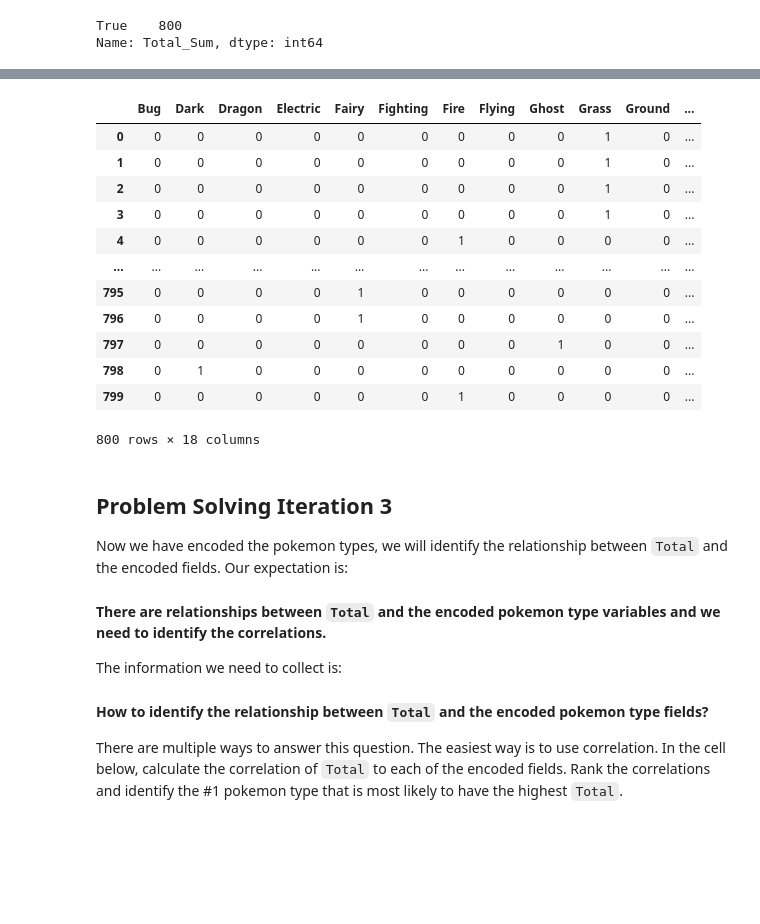
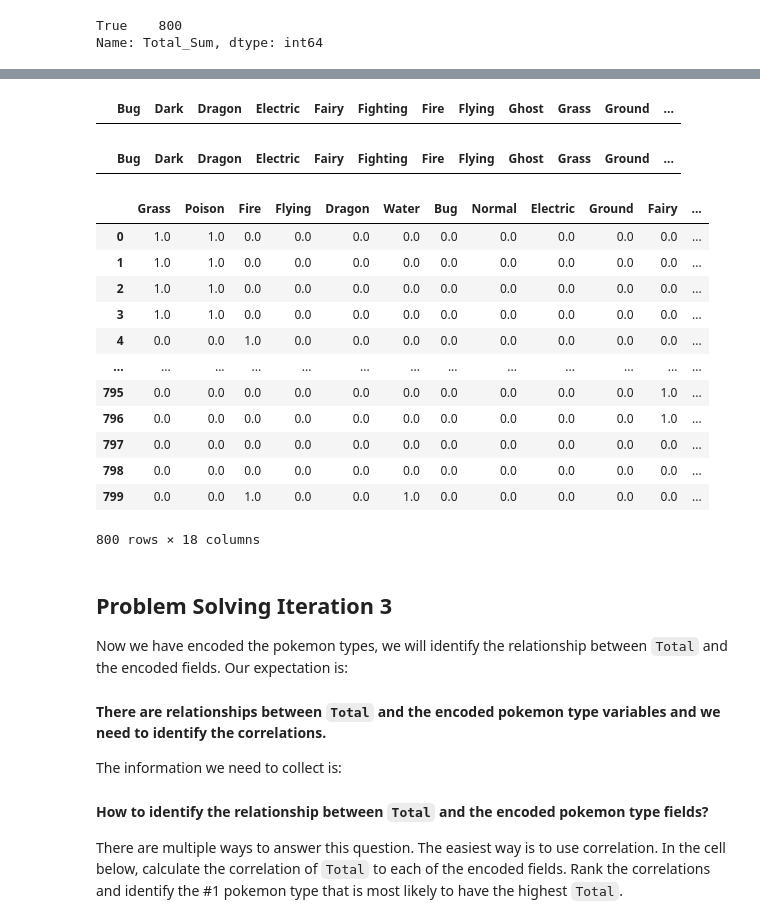
Before and after one commit to mdimasaac/lab-dataframe-calculations, a Jupyter notebook: your-code/challenge-2.ipynb, the cells around one changed output, grey strips where cells are left out. Drawn from its saved outputs; the diff is of its cells as text; code cells hidden in the pictures; blank space fills up the shorter version.

```diff
--- a/your-code/challenge-2.ipynb
+++ b/your-code/challenge-2.ipynb
@@ -175,17 +134,18 @@ onehot_encoded1
-# %%
-bestpokemon = pd.get_dummies(po["Type 1"]) + pd.get_dummies(po["Type 2"])
-bestpokemon
-# %% [output]
-|  | Bug | Dark | Dragon | Electric | Fairy | Fighting | Fire | Flying | Ghost | Grass | Ground | ... |
-| 0 | 0 | 0 | 0 | 0 | 0 | 0 | 0 | 0 | 0 | 1 | 0 | ... |
-| 1 | 0 | 0 | 0 | 0 | 0 | 0 | 0 | 0 | 0 | 1 | 0 | ... |
-| 2 | 0 | 0 | 0 | 0 | 0 | 0 | 0 | 0 | 0 | 1 | 0 | ... |
-| 3 | 0 | 0 | 0 | 0 | 0 | 0 | 0 | 0 | 0 | 1 | 0 | ... |
-| 4 | 0 | 0 | 0 | 0 | 0 | 0 | 1 | 0 | 0 | 0 | 0 | ... |
-| ... | ... | ... | ... | ... | ... | ... | ... | ... | ... | ... | ... | ... |
-| 795 | 0 | 0 | 0 | 0 | 1 | 0 | 0 | 0 | 0 | 0 | 0 | ... |
-| 796 | 0 | 0 | 0 | 0 | 1 | 0 | 0 | 0 | 0 | 0 | 0 | ... |
-| 797 | 0 | 0 | 0 | 0 | 0 | 0 | 0 | 0 | 1 | 0 | 0 | ... |
-| 798 | 0 | 1 | 0 | 0 | 0 | 0 | 0 | 0 | 0 | 0 | 0 | ... |
-| 799 | 0 | 0 | 0 | 0 | 0 | 0 | 1 | 0 | 0 | 0 | 0 | ... |
-800 rows × 18 columns
+# %%
+label1 = t1.columns.values.tolist()
+label_clean = []
+for i in label1:
+    i=i.split("_")[1]
+    label_clean.append(i)
+t1.columns = label_clean
+t1.head(0)
+# %% [output]
+|  | Bug | Dark | Dragon | Electric | Fairy | Fighting | Fire | Flying | Ghost | Grass | Ground | ... |
+# %%
+encoder = OneHotEncoder().fit(type2)
+# putting the mold to work for the categorical data (?), then make an array out of it
+po_encoded2 = encoder.transform(type2).toarray()
+# getting the column names
+cols2 = encoder.get_feature_names_out(input_features=type2.columns)
+# turning it into dataframe
+t2 = pd.DataFrame(po_encoded2, columns = cols2)
@@ -192,3 +155,30 @@ bestpokemon
+# %%
+# cleaning labels
+t2.columns = label_clean
+t2.head(0)
+# %% [output]
+|  | Bug | Dark | Dragon | Electric | Fairy | Fighting | Fire | Flying | Ghost | Grass | Ground | ... |
+# %%
+# combining type 1 and type 2
+mix = t1+t2
+# get label order from given table picture (manually)
+label_clean_order = ["Grass","Poison","Fire","Flying","Dragon","Water","Bug","Normal","Electric","Ground","Fairy","Fighting","Psychic","Rock","Steel","Ice","Ghost","Dark"]
+mix = mix[label_clean_order]
+mix
+# %% [output]
+|  | Grass | Poison | Fire | Flying | Dragon | Water | Bug | Normal | Electric | Ground | Fairy | ... |
+| 0 | 1.0 | 1.0 | 0.0 | 0.0 | 0.0 | 0.0 | 0.0 | 0.0 | 0.0 | 0.0 | 0.0 | ... |
+| 1 | 1.0 | 1.0 | 0.0 | 0.0 | 0.0 | 0.0 | 0.0 | 0.0 | 0.0 | 0.0 | 0.0 | ... |
+| 2 | 1.0 | 1.0 | 0.0 | 0.0 | 0.0 | 0.0 | 0.0 | 0.0 | 0.0 | 0.0 | 0.0 | ... |
+| 3 | 1.0 | 1.0 | 0.0 | 0.0 | 0.0 | 0.0 | 0.0 | 0.0 | 0.0 | 0.0 | 0.0 | ... |
+| 4 | 0.0 | 0.0 | 1.0 | 0.0 | 0.0 | 0.0 | 0.0 | 0.0 | 0.0 | 0.0 | 0.0 | ... |
+| ... | ... | ... | ... | ... | ... | ... | ... | ... | ... | ... | ... | ... |
+| 795 | 0.0 | 0.0 | 0.0 | 0.0 | 0.0 | 0.0 | 0.0 | 0.0 | 0.0 | 0.0 | 1.0 | ... |
+| 796 | 0.0 | 0.0 | 0.0 | 0.0 | 0.0 | 0.0 | 0.0 | 0.0 | 0.0 | 0.0 | 1.0 | ... |
+| 797 | 0.0 | 0.0 | 0.0 | 0.0 | 0.0 | 0.0 | 0.0 | 0.0 | 0.0 | 0.0 | 0.0 | ... |
+| 798 | 0.0 | 0.0 | 0.0 | 0.0 | 0.0 | 0.0 | 0.0 | 0.0 | 0.0 | 0.0 | 0.0 | ... |
+| 799 | 0.0 | 0.0 | 1.0 | 0.0 | 0.0 | 1.0 | 0.0 | 0.0 | 0.0 | 0.0 | 0.0 | ... |
+800 rows × 18 columns
 # %% [markdown]
 ## Problem Solving Iteration 3
 
```
Also changed, not shown: parts of 11 cells of this notebook, 1 other file.
